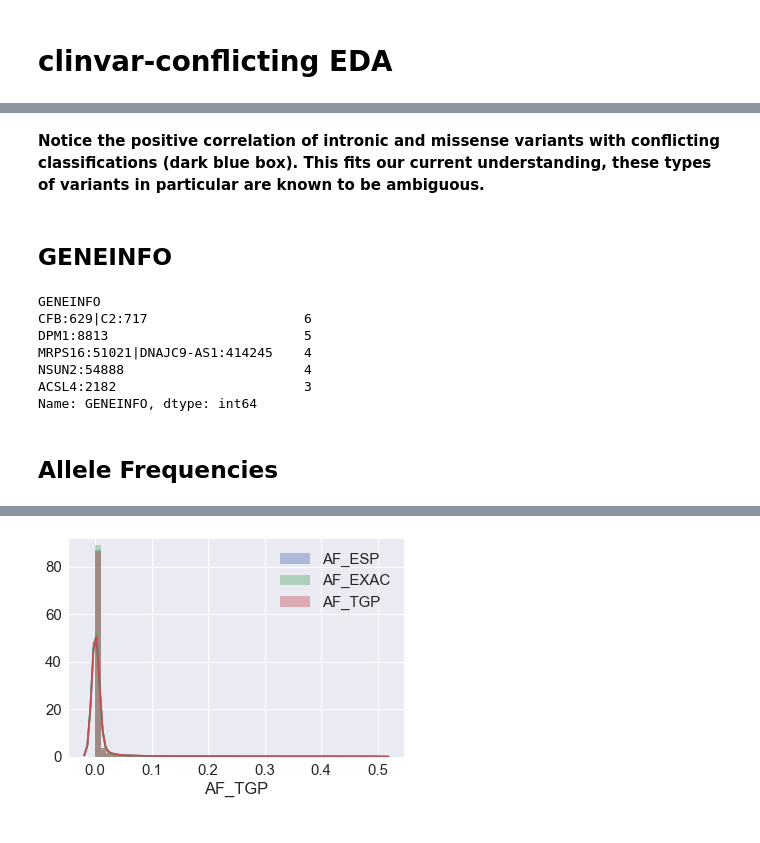
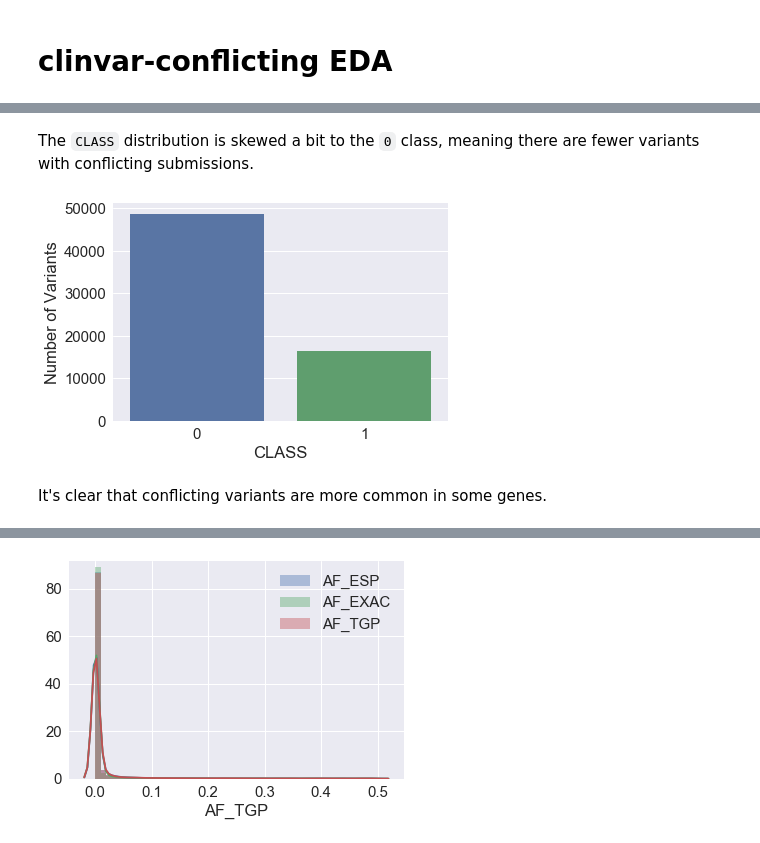
Before and after one commit to arvkevi/clinvar-kaggle, a Jupyter notebook: clinvar-conflicting-eda.ipynb, the cells around one changed output, grey strips where cells are left out. Cells and saved outputs as stored; diff of their text form; code cells hidden in the pictures.

```diff
--- a/clinvar-conflicting-eda.ipynb
+++ b/clinvar-conflicting-eda.ipynb
@@ -9,7 +11,7 @@ sns.set(font_scale=1.5);
 
 import pandas as pd
 # %%
-df = pd.read_csv('clinvar_conflicting.csv', dtype={0: object})
+df = pd.read_csv('clinvar_conflicting.csv', dtype={0: object, 38: str, 40: object})
 # %%
 df.head()
 # %% [output]
@@ -147,20 +25,9 @@ g.add_patch(Rectangle((6, 12), 1, 2, fill=False, edgecolor='blue', lw=4));
-# %% [markdown]
-**Notice the positive correlation of intronic and missense variants with conflicting classifications (dark blue box).  This fits our current understanding, these types of variants in particular are known to be ambiguous.**
-# %% [markdown]
-## GENEINFO
-# %%
-# Genes by class
-genes = df.groupby('CLASS').GENEINFO.value_counts(normalize=False)
-
-# Counts of genes in the conflicting class that aren't in the non-conflicting class
-genes[1].loc[genes[1].index.isin(set(genes[1].index) - set(genes[0].index))].head()
-# %% [output]
-GENEINFO
-CFB:629|C2:717                    6
-DPM1:8813                         5
-MRPS16:51021|DNAJC9-AS1:414245    4
-NSUN2:54888                       4
-ACSL4:2182                        3
-Name: GENEINFO, dtype: int64
-# %% [markdown]
-## Allele Frequencies
+# %% [markdown]
+The `CLASS` distribution is skewed a bit to the `0` class, meaning there are fewer variants with conflicting submissions.
+# %%
+ax = sns.countplot(x="CLASS", data=df)
+ax.set(xlabel='CLASS', ylabel='Number of Variants');
+# %% [output]
+[figure, added]
+# %% [markdown]
+It's clear that conflicting variants are more common in some genes.
```
Also changed, not shown: parts of 33 cells of this notebook, 2 other files.
